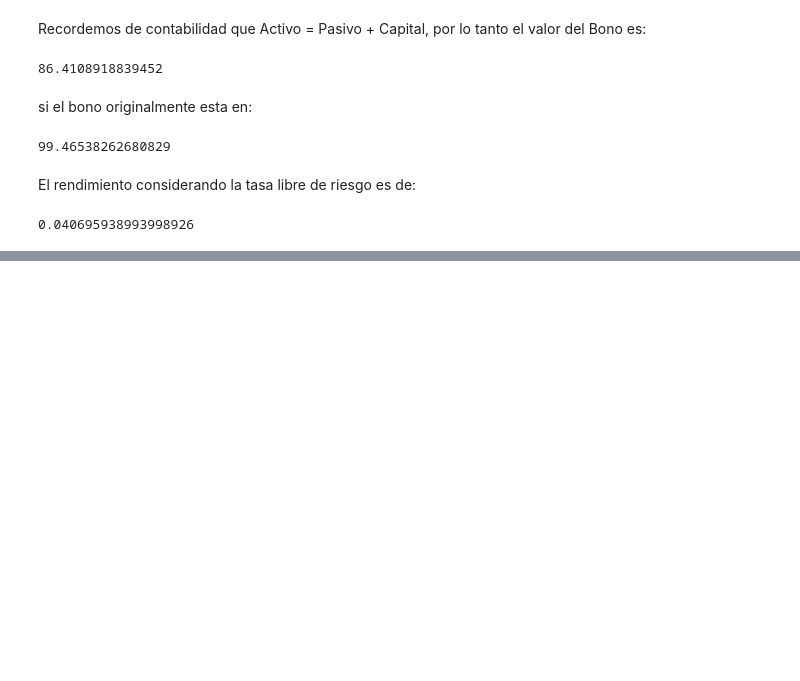
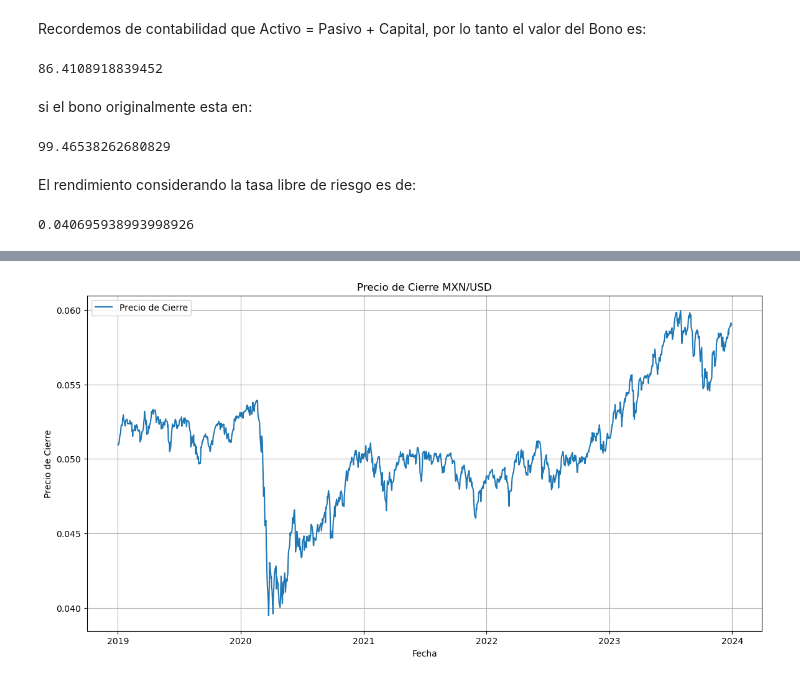
Before and after one commit to ivandeluna/ejercicios-clase, a Jupyter notebook: afi_ss2024.ipynb, the cells around one changed output, grey strips where cells are left out. Drawn from its saved outputs; the diff is of its cells as text; code cells hidden in the pictures; blank space fills up the shorter version.

```diff
--- a/afi_ss2024.ipynb
+++ b/afi_ss2024.ipynb
@@ -480,0 +701,12 @@ print(np.log(K/B)/tau - r)
+# %%
+import pandas as pd
+import numpy as np
+import matplotlib.pyplot as plt
+import seaborn as sns
+import yfinance as yf
+
+# Descargar datos históricos del tipo de cambio EUR/USD
+data = yf.download('MXNUSD=X', start='2019-01-01', end='2024-01-01')
+
+# Mostrar los primeros datos para ver la estructura
+print(data.head())
@@ -480,0 +722,4 @@ print(np.log(K/B)/tau - r)
+# %%
+# Calcular los rendimientos diarios
+data['Return'] = data['Close'].pct_change()
+print(data.head())
@@ -480,0 +742,12 @@ print(np.log(K/B)/tau - r)
+# %%
+# Graficar los precios de cierre
+plt.figure(figsize=(14, 7))
+plt.plot(data['Close'], label='Precio de Cierre')
+plt.title('Precio de Cierre MXN/USD')
+plt.xlabel('Fecha')
+plt.ylabel('Precio de Cierre')
+plt.legend()
+plt.grid(True)
+plt.show()
+# %% [output]
+[figure, added]
```
Also changed, not shown: parts of 17 cells of this notebook.
